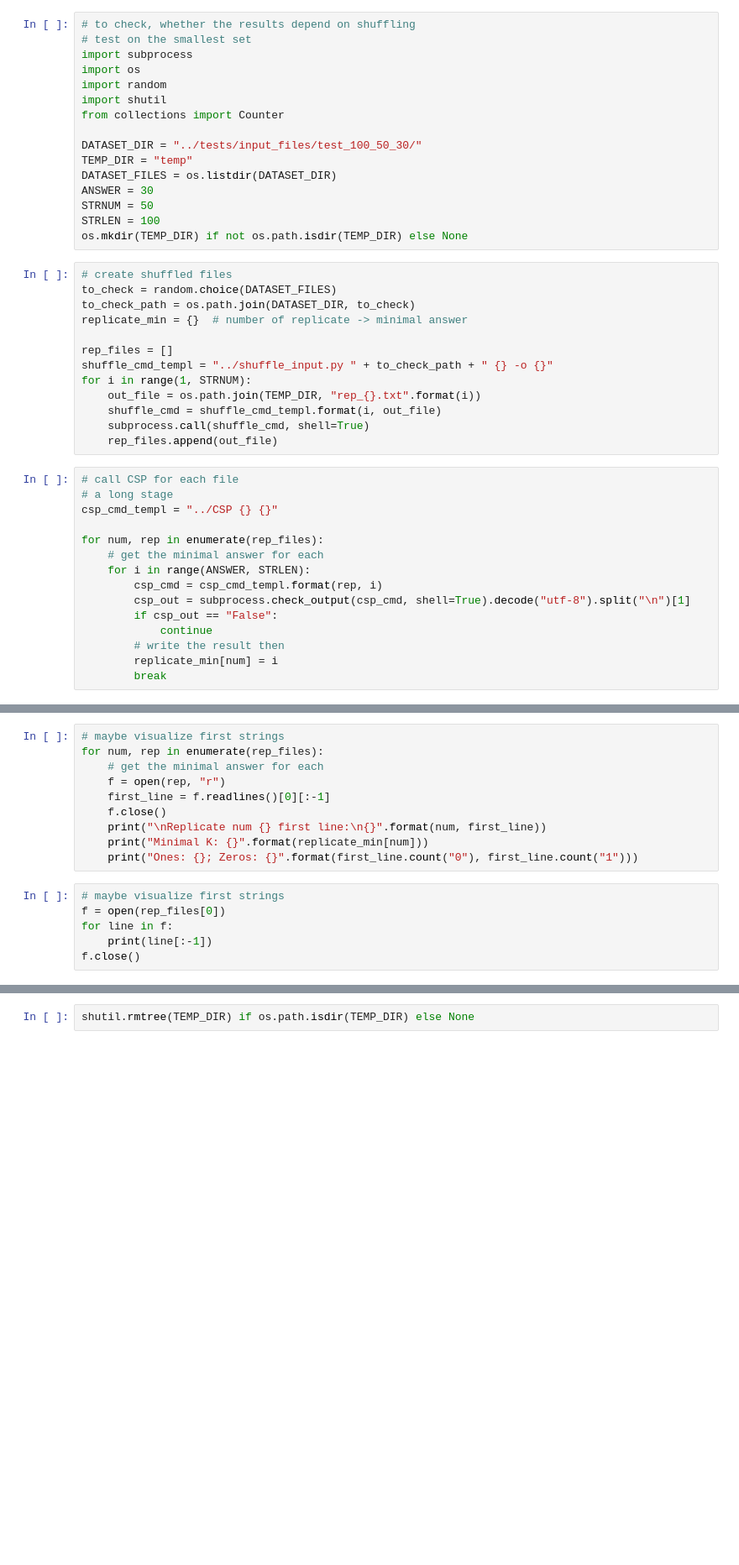
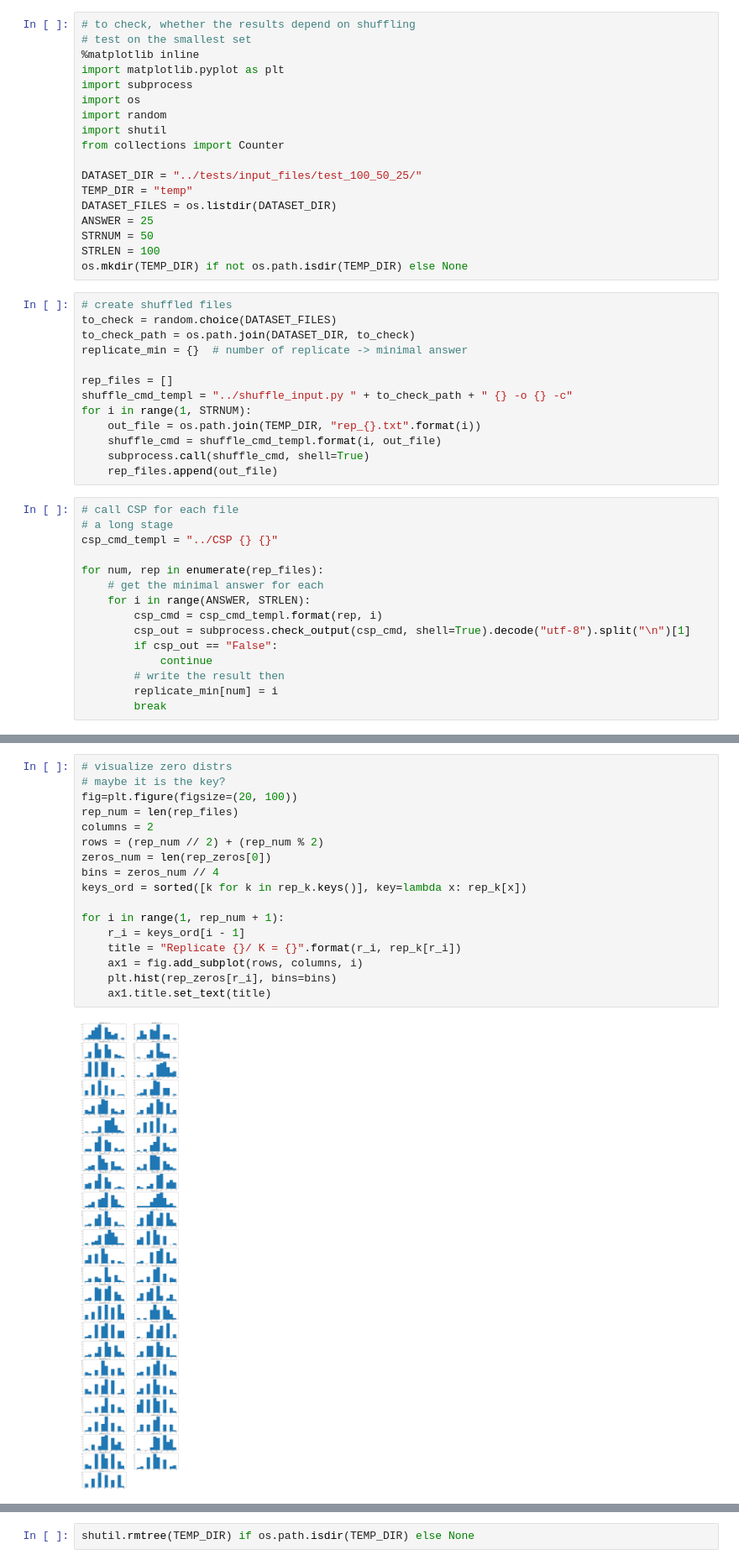
Before and after one commit to kirilenkobm/BDCSP, a Jupyter notebook: metrics/depend_on_shuffle.ipynb, the cells around one changed output, grey strips where cells are left out. Shown at 84% size. Cells and saved outputs as stored; diff of their text form; blank space fills up the shorter version.

```diff
--- a/metrics/depend_on_shuffle.ipynb
+++ b/metrics/depend_on_shuffle.ipynb
@@ -1,16 +1,18 @@
 # %%
 # to check, whether the results depend on shuffling
 # test on the smallest set
+%matplotlib inline
+import matplotlib.pyplot as plt
 import subprocess
 import os
 import random
 import shutil
 from collections import Counter
 
-DATASET_DIR = "../tests/input_files/test_100_50_30/"
+DATASET_DIR = "../tests/input_files/test_100_50_25/"
 TEMP_DIR = "temp"
 DATASET_FILES = os.listdir(DATASET_DIR)
-ANSWER = 30
+ANSWER = 25
 STRNUM = 50
 STRLEN = 100
 os.mkdir(TEMP_DIR) if not os.path.isdir(TEMP_DIR) else None
@@ -21,7 +23,7 @@ to_check_path = os.path.join(DATASET_DIR, to_check)
 replicate_min = {}  # number of replicate -> minimal answer
 
 rep_files = []
-shuffle_cmd_templ = "../shuffle_input.py " + to_check_path + " {} -o {}"
+shuffle_cmd_templ = "../shuffle_input.py " + to_check_path + " {} -o {} -c"
 for i in range(1, STRNUM):
     out_file = os.path.join(TEMP_DIR, "rep_{}.txt".format(i))
     shuffle_cmd = shuffle_cmd_templ.format(i, out_file)
@@ -55,16 +71,0 @@ for t in range(times_sort[0], times_sort[-1] + 1):
-# %%
-# maybe visualize first strings
-for num, rep in enumerate(rep_files):
-    # get the minimal answer for each
-    f = open(rep, "r")
-    first_line = f.readlines()[0][:-1]
-    f.close()
-    print("\nReplicate num {} first line:\n{}".format(num, first_line))
-    print("Minimal K: {}".format(replicate_min[num]))
-    print("Ones: {}; Zeros: {}".format(first_line.count("0"), first_line.count("1")))
-# %%
-# maybe visualize first strings
-f = open(rep_files[0])
-for line in f:
-    print(line[:-1])
-f.close()
@@ -70,0 +121,19 @@ f.close()
+# %%
+# visualize zero distrs
+# maybe it is the key?
+fig=plt.figure(figsize=(20, 100))
+rep_num = len(rep_files)
+columns = 2
+rows = (rep_num // 2) + (rep_num % 2)
+zeros_num = len(rep_zeros[0])
+bins = zeros_num // 4
+keys_ord = sorted([k for k in rep_k.keys()], key=lambda x: rep_k[x])
+
+for i in range(1, rep_num + 1):
+    r_i = keys_ord[i - 1]
+    title = "Replicate {}/ K = {}".format(r_i, rep_k[r_i])
+    ax1 = fig.add_subplot(rows, columns, i)
+    plt.hist(rep_zeros[r_i], bins=bins)
+    ax1.title.set_text(title)
+# %% [output]
+[figure, added]
```
Also changed, not shown: parts of 3 cells of this notebook.
